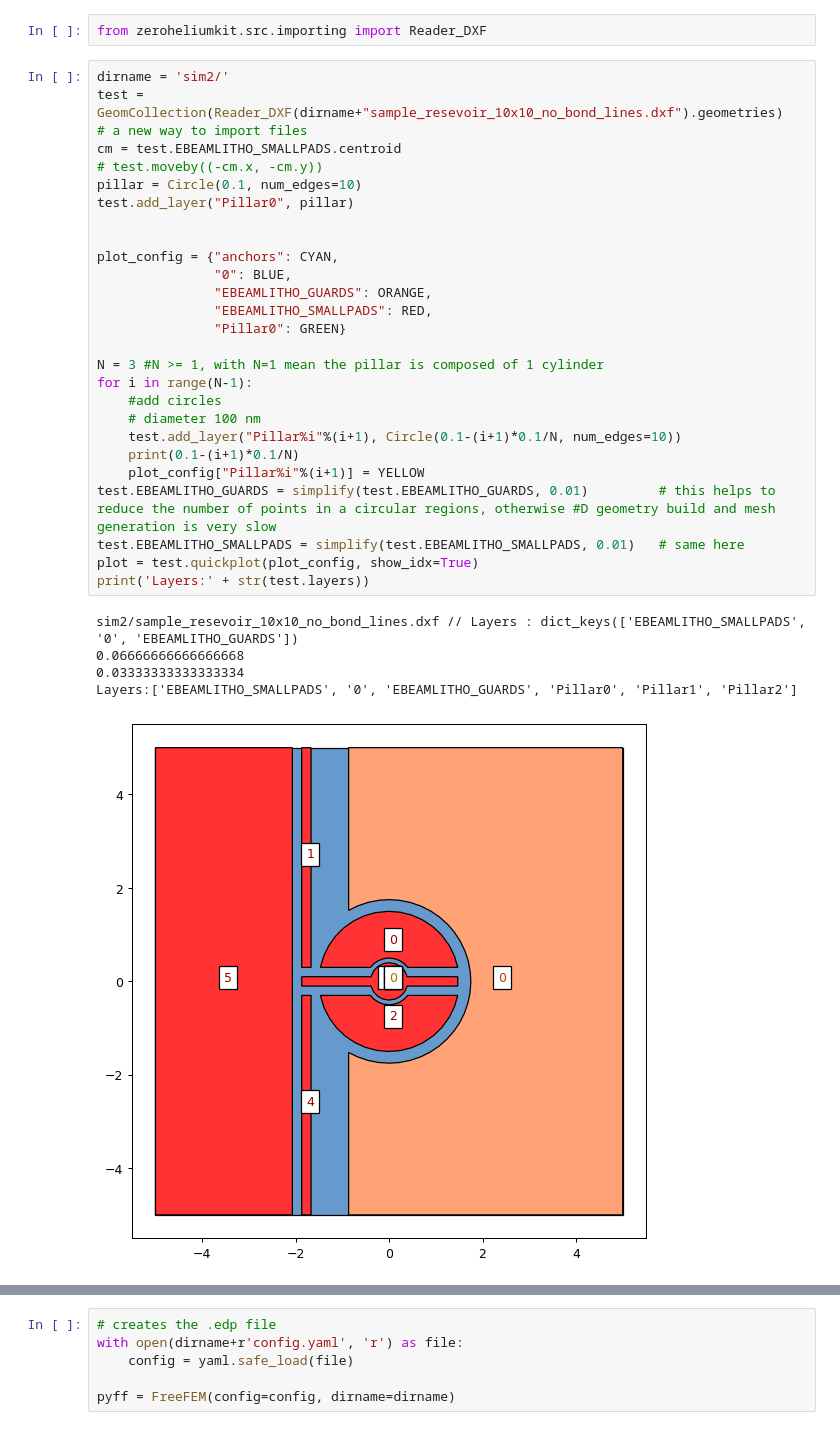
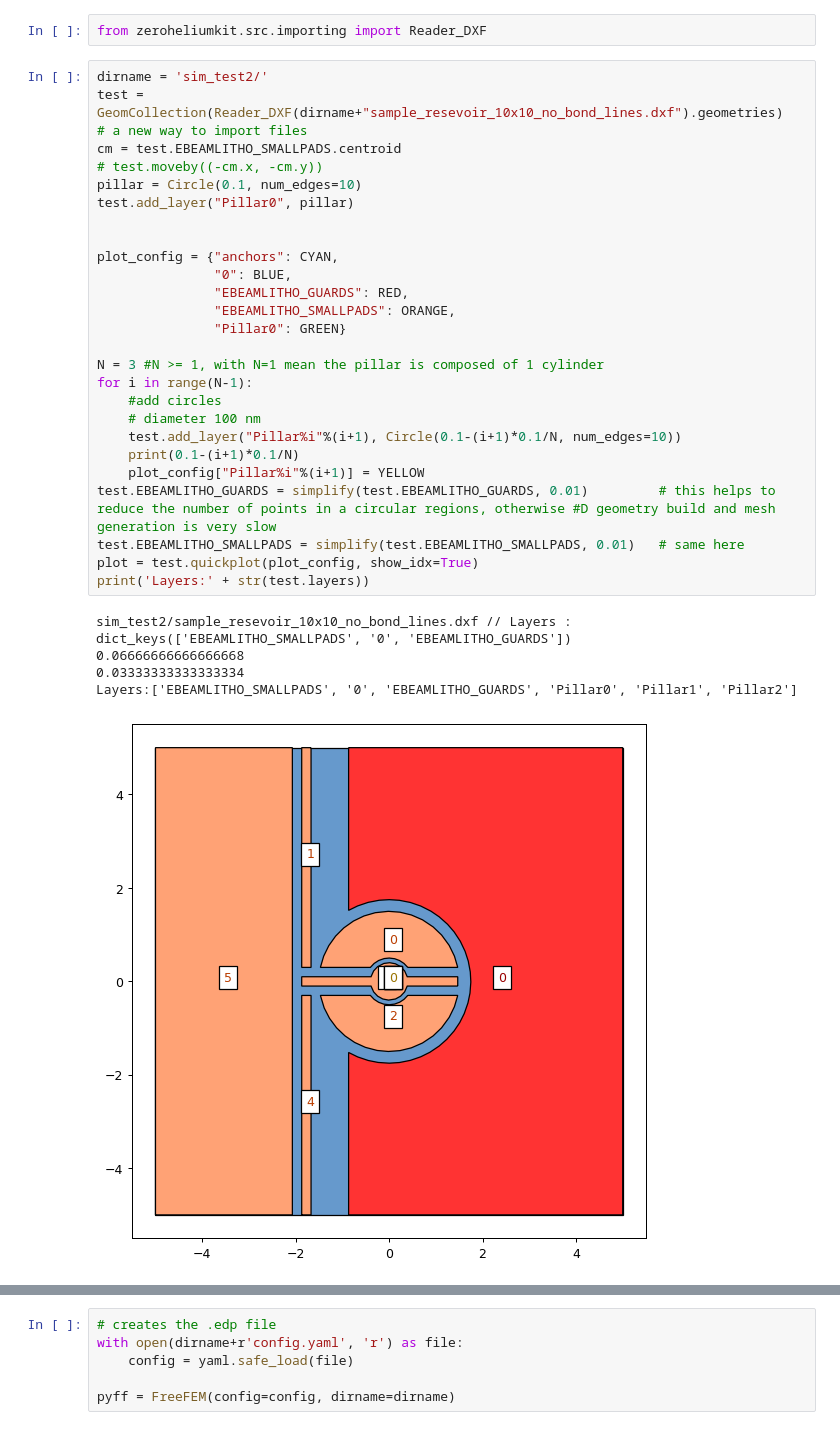
Before and after one commit to erikawa-e/quantum_electron_FEBQI, a Jupyter notebook: thomas_simulations/resevoir_sample.ipynb, the cells around one changed output, grey strips where cells are left out. Cells and saved outputs as stored; diff of their text form.

```diff
--- a/thomas_simulations/resevoir_sample.ipynb
+++ b/thomas_simulations/resevoir_sample.ipynb
@@ -25,37 +25,37 @@ ok
 # %%
 from zeroheliumkit.src.importing import Reader_DXF
 # %%
-dirname = 'sim2/'
+dirname = 'sim_test2/'
 test = GeomCollection(Reader_DXF(dirname+"sample_resevoir_10x10_no_bond_lines.dxf").geometries)       # a new way to import files
 cm = test.EBEAMLITHO_SMALLPADS.centroid
 # test.moveby((-cm.x, -cm.y))
 pillar = Circle(0.1, num_edges=10)
 test.add_layer("Pillar0", pillar)
 
 
 plot_config = {"anchors": CYAN,
                "0": BLUE,
-               "EBEAMLITHO_GUARDS": ORANGE,
-               "EBEAMLITHO_SMALLPADS": RED,
+               "EBEAMLITHO_GUARDS": RED,
+               "EBEAMLITHO_SMALLPADS": ORANGE,
                "Pillar0": GREEN}
 
 N = 3 #N >= 1, with N=1 mean the pillar is composed of 1 cylinder
 for i in range(N-1):
     #add circles
     # diameter 100 nm
     test.add_layer("Pillar%i"%(i+1), Circle(0.1-(i+1)*0.1/N, num_edges=10))
     print(0.1-(i+1)*0.1/N)
     plot_config["Pillar%i"%(i+1)] = YELLOW
 test.EBEAMLITHO_GUARDS = simplify(test.EBEAMLITHO_GUARDS, 0.01)         # this helps to reduce the number of points in a circular regions, otherwise #D geometry build and mesh generation is very slow
 test.EBEAMLITHO_SMALLPADS = simplify(test.EBEAMLITHO_SMALLPADS, 0.01)   # same here
 plot = test.quickplot(plot_config, show_idx=True)
 print('Layers:' + str(test.layers))
 # %% [output]
-sim2/sample_resevoir_10x10_no_bond_lines.dxf // Layers : dict_keys(['EBEAMLITHO_SMALLPADS', '0', 'EBEAMLITHO_GUARDS'])
+sim_test2/sample_resevoir_10x10_no_bond_lines.dxf // Layers : dict_keys(['EBEAMLITHO_SMALLPADS', '0', 'EBEAMLITHO_GUARDS'])
 0.06666666666666668
 0.03333333333333334
 Layers:['EBEAMLITHO_SMALLPADS', '0', 'EBEAMLITHO_GUARDS', 'Pillar0', 'Pillar1', 'Pillar2']
-[figure, old version]
+[figure, new version]
 # %%
 d_bottom = 0.05
 d_box = 5
```
Also changed, not shown: parts of 5 cells of this notebook.
